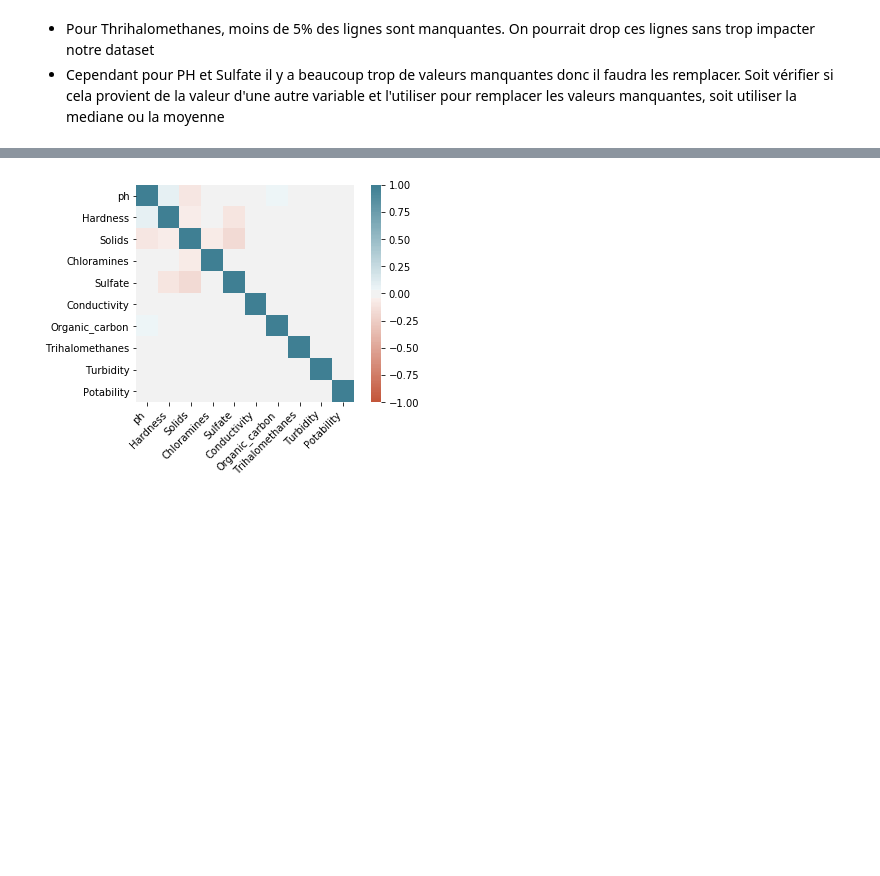
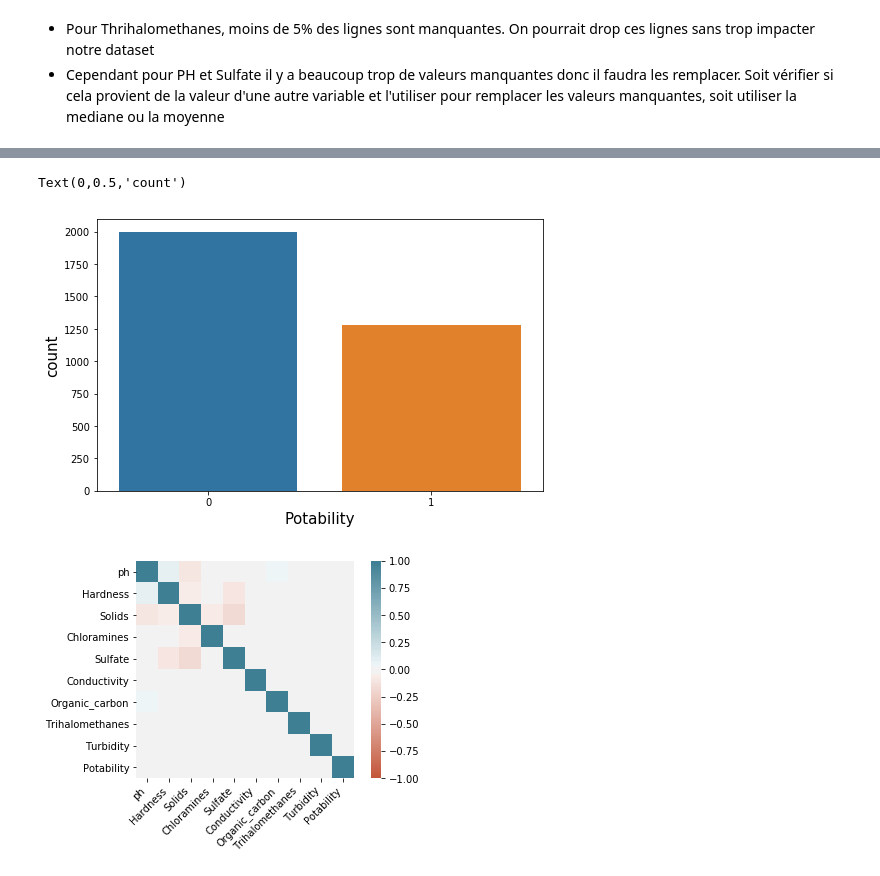
Before and after one commit to bidouze/CleanWaterData, a Jupyter notebook: drinking_water.ipynb, the cells around one changed output, grey strips where cells are left out. Drawn from its saved outputs; the diff is of its cells as text; code cells hidden in the pictures; blank space fills up the shorter version.

```diff
--- a/drinking_water.ipynb
+++ b/drinking_water.ipynb
@@ -87,6 +87,17 @@ df.describe()
 | 50% | 7.036752 | 196.967627 | 20927.833605 | 7.130299 | 333.073546 | 421.884968 | 14.218338 | 66.622485 | ... |
 | 75% | 8.062066 | 216.667456 | 27332.762125 | 8.114887 | 359.950170 | 481.792305 | 16.557652 | 77.337473 | ... |
 | max | 14.000000 | 323.124000 | 61227.196010 | 13.127000 | 481.030642 | 753.342620 | 28.300000 | 124.000000 | ... |
+# %%
+pot_lbl = df.Potability.value_counts()
+
+#barplot
+plt.figure(figsize=(8,5))
+sns.barplot(pot_lbl.index, pot_lbl)
+plt.xlabel('Potability',fontsize=15)
+plt.ylabel('count',fontsize=15)
+# %% [output]
+Text(0,0.5,'count')
+[figure, added]
 # %%
 import seaborn as sns
 
```
Also changed, not shown: parts of 3 cells of this notebook.
